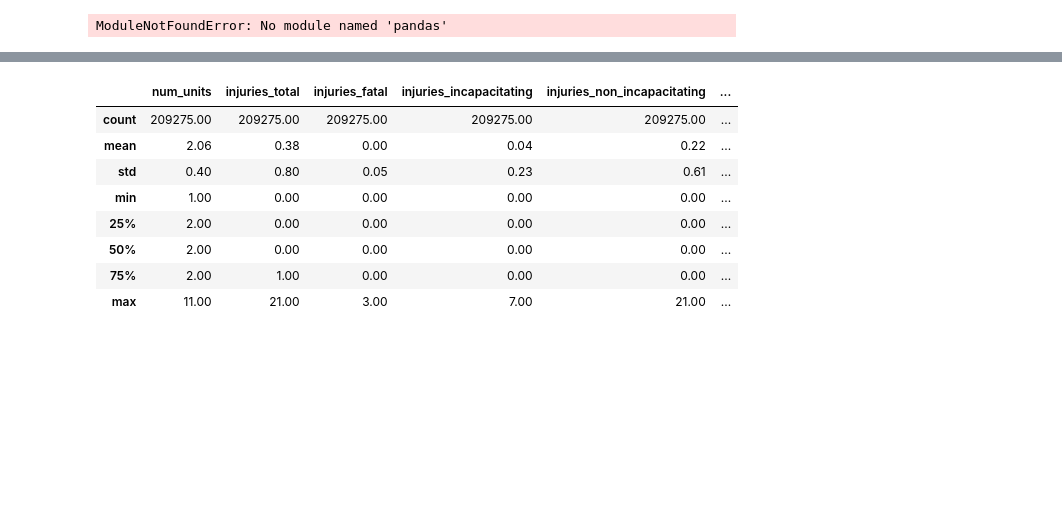
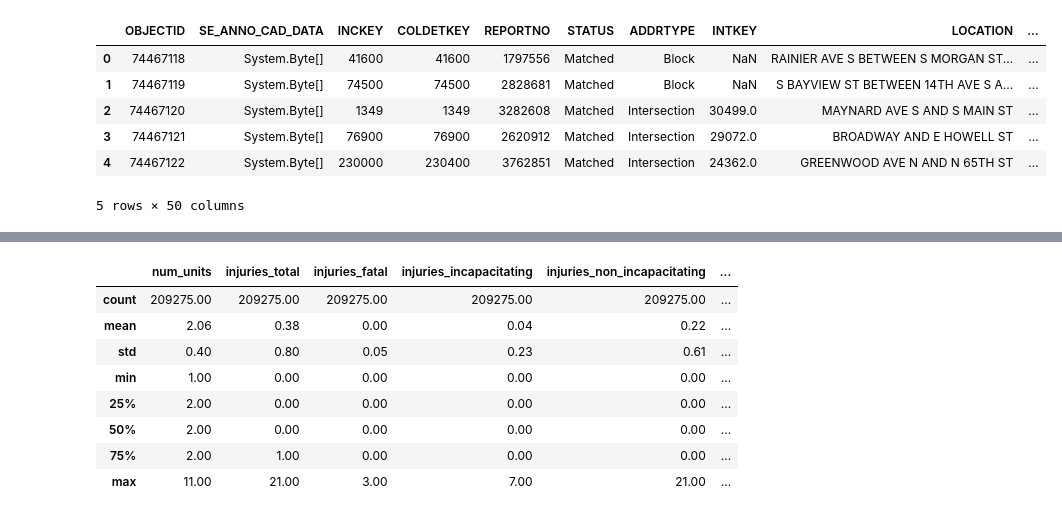
Before and after one commit to RaoneKS/Traffic_Severity, a Jupyter notebook: Traffic.ipynb, the cells around one changed output, grey strips where cells are left out. Saved outputs shown, nothing was run; the diff lists cells and outputs as text; code cells hidden in the pictures; blank space fills up the shorter version.

```diff
--- a/Traffic.ipynb
+++ b/Traffic.ipynb
@@ -10,10 +22,16 @@ ModuleNotFoundError: No module named 'pandas'
 # %%
 import pandas as pd
 
-df = pd.read_csv("traffic_accidents.csv")
+df = pd.read_csv("/content/drive/MyDrive/traffic_seattle/SDOT_Collisions_All_Years.csv")
 df.head()
 # %% [output]
+|  | OBJECTID | SE_ANNO_CAD_DATA | INCKEY | COLDETKEY | REPORTNO | STATUS | ADDRTYPE | INTKEY | LOCATION | ... |
+| 0 | 74467118 | System.Byte[] | 41600 | 41600 | 1797556 | Matched | Block | NaN | RAINIER AVE S BETWEEN S MORGAN ST... | ... |
+| 1 | 74467119 | System.Byte[] | 74500 | 74500 | 2828681 | Matched | Block | NaN | S BAYVIEW ST BETWEEN 14TH AVE S A... | ... |
+| 2 | 74467120 | System.Byte[] | 1349 | 1349 | 3282608 | Matched | Intersection | 30499.0 | MAYNARD AVE S AND S MAIN ST | ... |
+| 3 | 74467121 | System.Byte[] | 76900 | 76900 | 2620912 | Matched | Intersection | 29072.0 | BROADWAY AND E HOWELL ST | ... |
+| 4 | 74467122 | System.Byte[] | 230000 | 230400 | 3762851 | Matched | Intersection | 24362.0 | GREENWOOD AVE N AND N 65TH ST | ... |
-ModuleNotFoundError: No module named 'pandas'
+5 rows × 50 columns
 # %%
 # to remove duplicates
 df.drop_duplicates(inplace=True)
```
Also changed, not shown: parts of 5 cells of this notebook.
